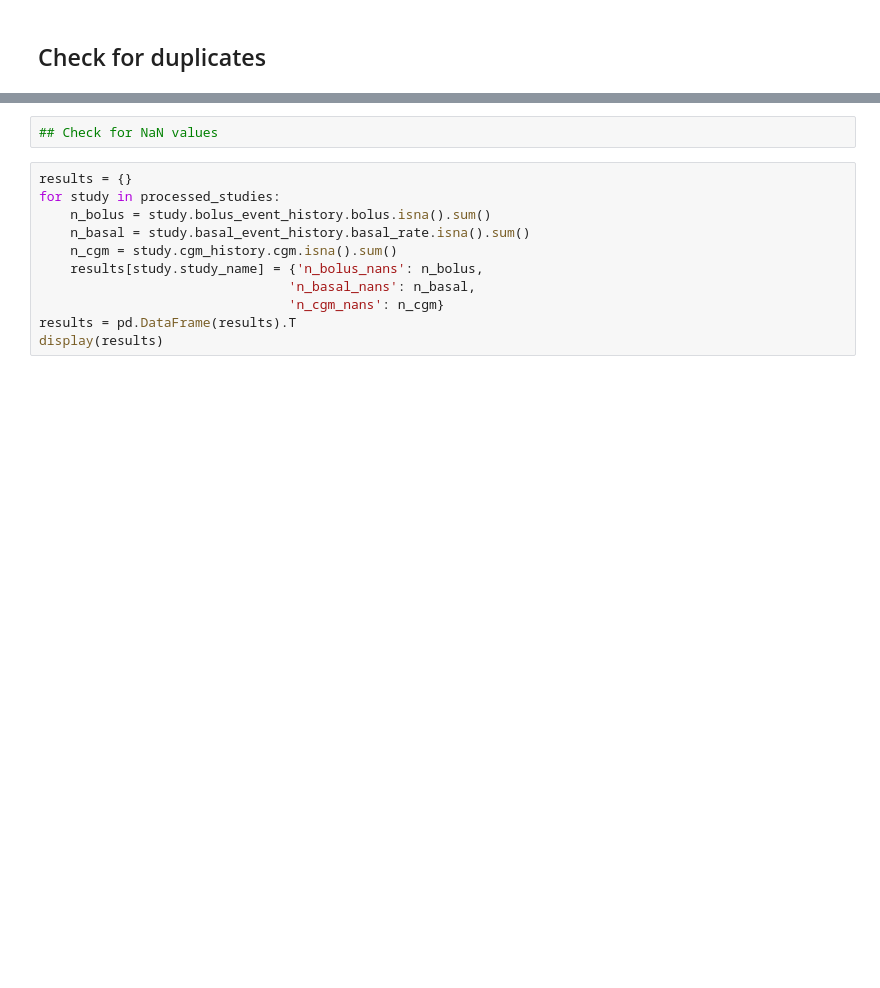
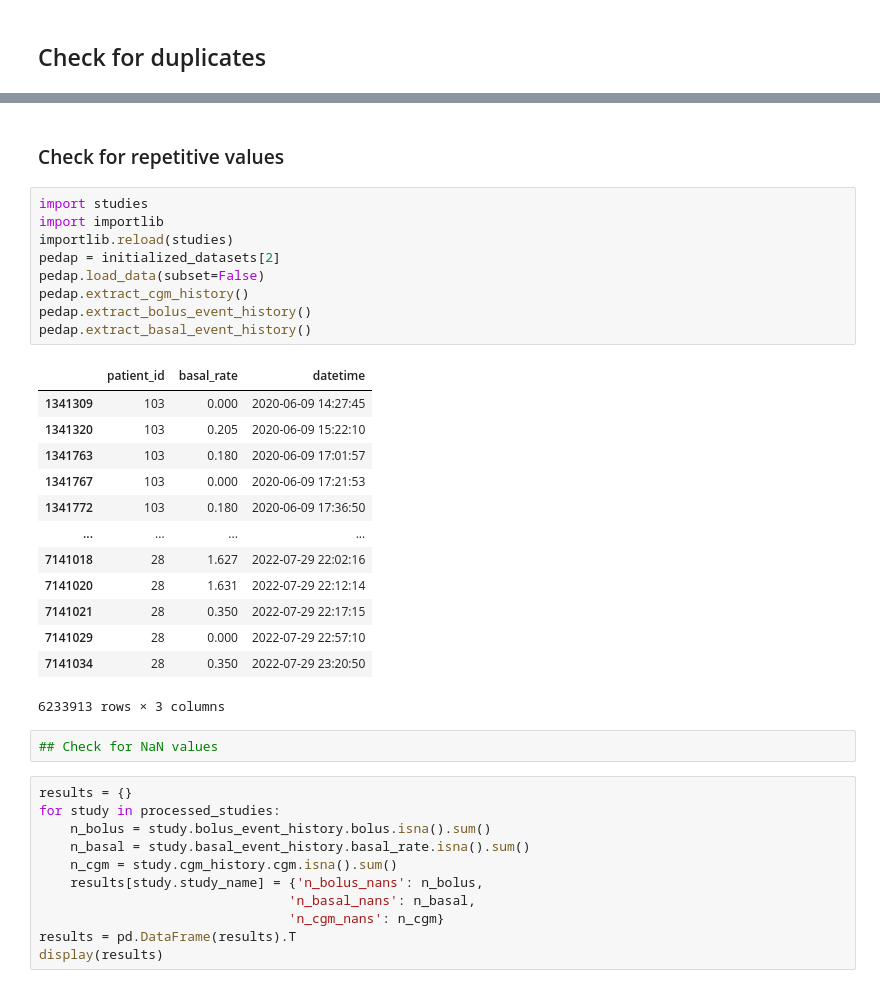
Before and after one commit to nudgebg/egvinsulin, a Jupyter notebook: notebooks/output_validation.ipynb, the cells around one changed output, grey strips where cells are left out. Saved outputs shown, nothing was run; the diff lists cells and outputs as text; blank space fills up the shorter version.

```diff
--- a/notebooks/output_validation.ipynb
+++ b/notebooks/output_validation.ipynb
@@ -143,3 +162,28 @@ T1DEXIP
+# %% [markdown]
+### Check for repetitive values
+# %%
+import studies
+import importlib
+importlib.reload(studies)
+pedap = initialized_datasets[2]
+pedap.load_data(subset=False)
+pedap.extract_cgm_history()
+pedap.extract_bolus_event_history()
+pedap.extract_basal_event_history()
+# %% [output]
+|  | patient_id | basal_rate | datetime |
+| 1341309 | 103 | 0.000 | 2020-06-09 14:27:45 |
+| 1341320 | 103 | 0.205 | 2020-06-09 15:22:10 |
+| 1341763 | 103 | 0.180 | 2020-06-09 17:01:57 |
+| 1341767 | 103 | 0.000 | 2020-06-09 17:21:53 |
+| 1341772 | 103 | 0.180 | 2020-06-09 17:36:50 |
+| ... | ... | ... | ... |
+| 7141018 | 28 | 1.627 | 2022-07-29 22:02:16 |
+| 7141020 | 28 | 1.631 | 2022-07-29 22:12:14 |
+| 7141021 | 28 | 0.350 | 2022-07-29 22:17:15 |
+| 7141029 | 28 | 0.000 | 2022-07-29 22:57:10 |
+| 7141034 | 28 | 0.350 | 2022-07-29 23:20:50 |
+6233913 rows × 3 columns
 # %%
 ## Check for NaN values
 # %%
```
Also changed, not shown: parts of 23 cells of this notebook, 2 other files.
